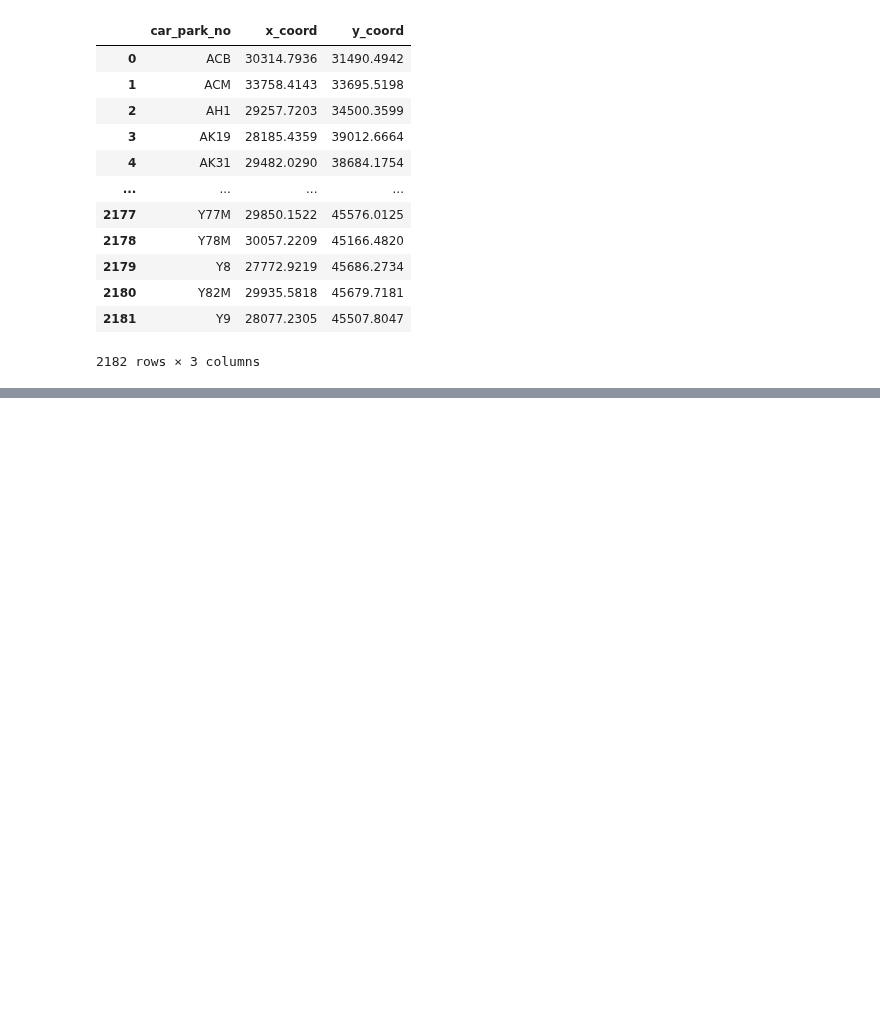
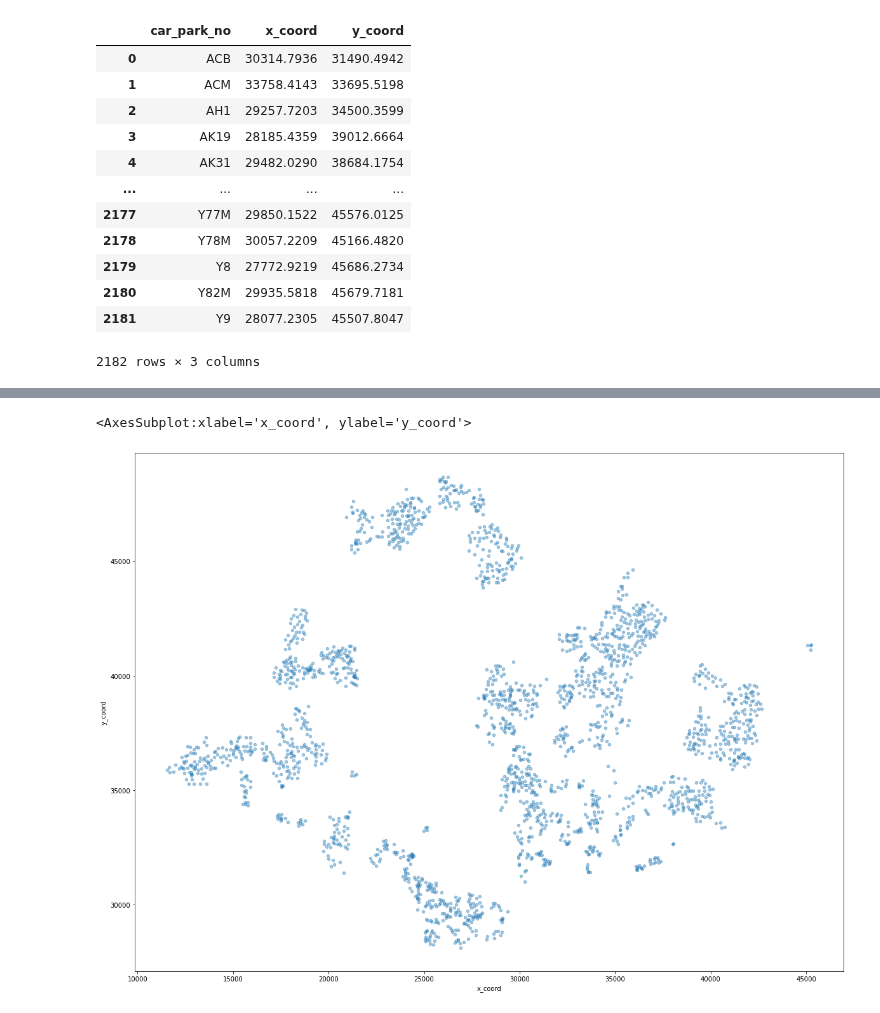
Before and after one commit to EthanWong2212/EE4211_Proj, a Jupyter notebook: part3.ipynb, the cells around one changed output, grey strips where cells are left out. Saved outputs shown, nothing was run; the diff lists cells and outputs as text; code cells hidden in the pictures; blank space fills up the shorter version.

```diff
--- a/part3.ipynb
+++ b/part3.ipynb
@@ -152,0 +169,5 @@ df[["car_park_no","x_coord","y_coord"]]
+# %%
+df.plot(x="x_coord",y="y_coord",kind="scatter",alpha=0.4,figsize=(20,15))
+# %% [output]
+<AxesSubplot:xlabel='x_coord', ylabel='y_coord'>
+[figure, added]
```
Also changed, not shown: parts of 2 cells of this notebook.
